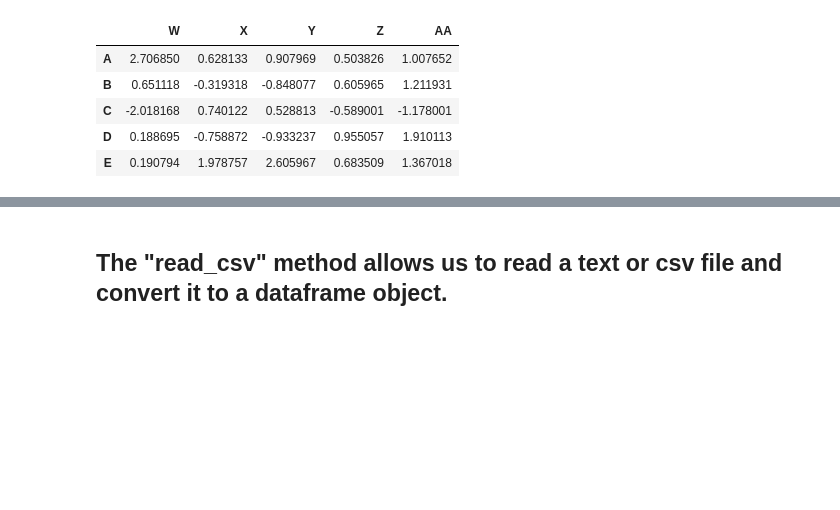
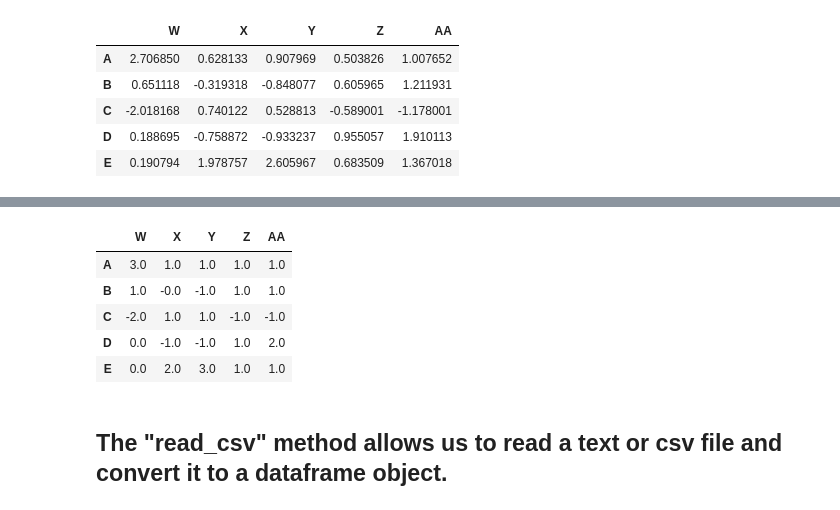
Before and after one commit to jcamier/dfw_pandas_talk, a Jupyter notebook: dfw_pandas_talk_getting_data.ipynb, the cells around one changed output, grey strips where cells are left out. Saved outputs shown, nothing was run; the diff lists cells and outputs as text; code cells hidden in the pictures; blank space fills up the shorter version.

```diff
--- a/dfw_pandas_talk_getting_data.ipynb
+++ b/dfw_pandas_talk_getting_data.ipynb
@@ -64,3 +82,13 @@ df
+# %%
+custom_func_df = df.apply(round_data_point)
+custom_func_df
+# %% [output]
+|  | W | X | Y | Z | AA |
+| A | 3.0 | 1.0 | 1.0 | 1.0 | 1.0 |
+| B | 1.0 | -0.0 | -1.0 | 1.0 | 1.0 |
+| C | -2.0 | 1.0 | 1.0 | -1.0 | -1.0 |
+| D | 0.0 | -1.0 | -1.0 | 1.0 | 2.0 |
+| E | 0.0 | 2.0 | 3.0 | 1.0 | 1.0 |
 # %% [markdown]
 ## The "read_csv" method allows us to read a text or csv file and convert it to a dataframe object.
 # %% [markdown]
```
Also changed, not shown: parts of 4 cells of this notebook.
